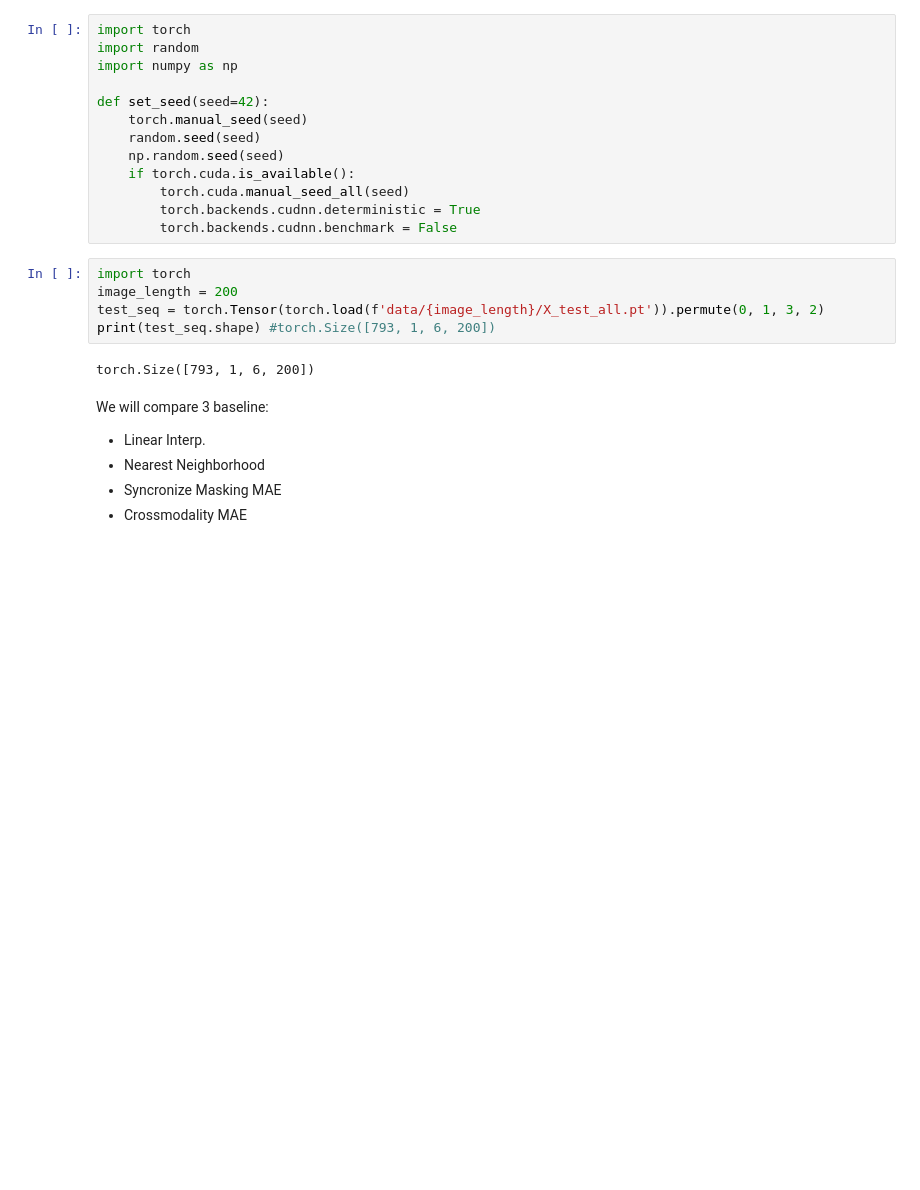
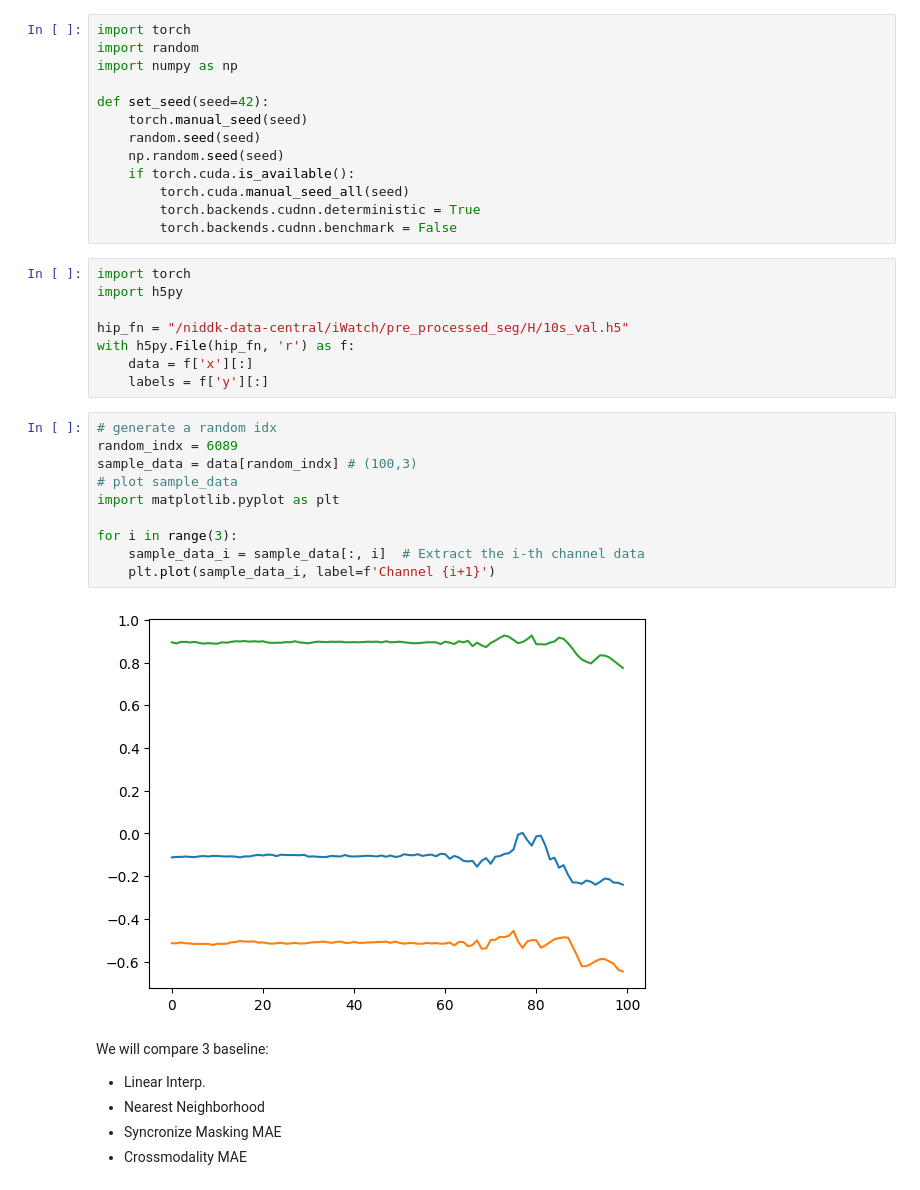
Before and after one commit to yuc0805/DeepPostures_MAE, a Jupyter notebook: MoCA/Genrative_task_eval.ipynb, the cells around one changed output. Cells and saved outputs as stored; diff of their text form; blank space fills up the shorter version.

```diff
--- a/MoCA/Genrative_task_eval.ipynb
+++ b/MoCA/Genrative_task_eval.ipynb
@@ -11,13 +11,26 @@ def set_seed(seed=42):
         torch.cuda.manual_seed_all(seed)
         torch.backends.cudnn.deterministic = True
         torch.backends.cudnn.benchmark = False
-# %%
-import torch
-image_length = 200
-test_seq = torch.Tensor(torch.load(f'data/{image_length}/X_test_all.pt')).permute(0, 1, 3, 2)
-print(test_seq.shape) #torch.Size([793, 1, 6, 200])
-# %% [output]
-torch.Size([793, 1, 6, 200])
+# %%
+import torch
+import h5py
+
+hip_fn = "/niddk-data-central/iWatch/pre_processed_seg/H/10s_val.h5"
+with h5py.File(hip_fn, 'r') as f:
+    data = f['x'][:]
+    labels = f['y'][:]
+# %%
+# generate a random idx
+random_indx = 6089
+sample_data = data[random_indx] # (100,3)
+# plot sample_data
+import matplotlib.pyplot as plt
+
+for i in range(3):
+    sample_data_i = sample_data[:, i]  # Extract the i-th channel data
+    plt.plot(sample_data_i, label=f'Channel {i+1}')
+# %% [output]
+[figure, added]
 # %% [markdown]
 We will compare 3 baseline:
 * Linear Interp.
```
Also changed, not shown: parts of 13 cells of this notebook, 1 other file.
